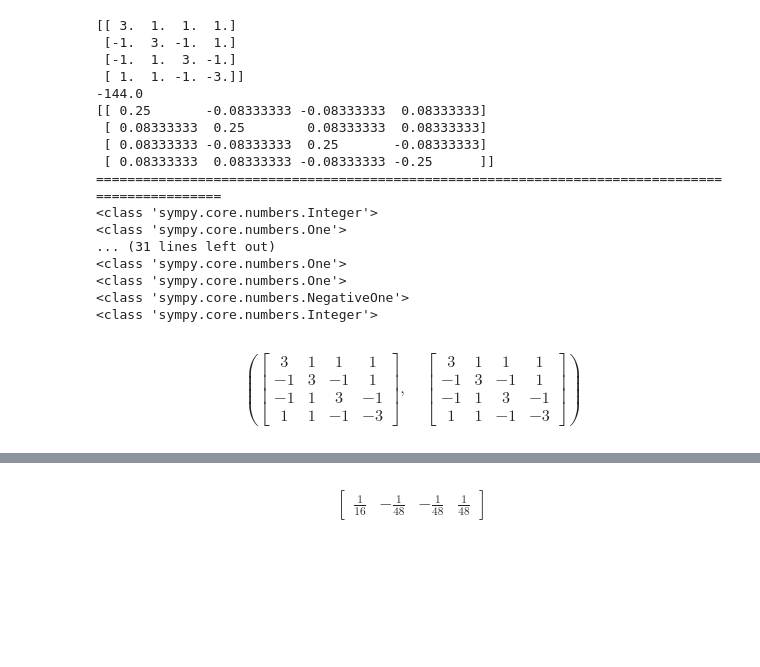
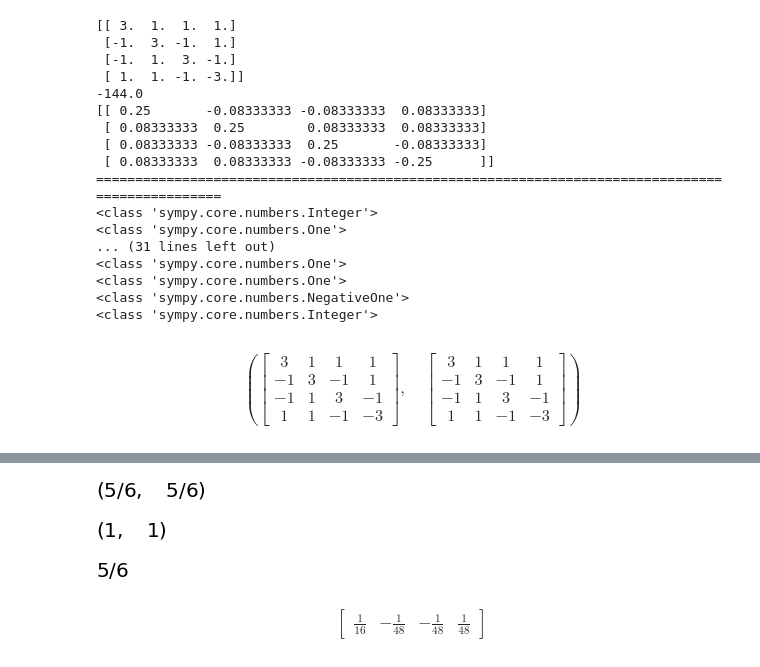
Before and after one commit to igorshvch/ProjectX, a Jupyter notebook: Jordan-Gauss.ipynb, the cells around one changed output, grey strips where cells are left out. Saved outputs shown, nothing was run; the diff lists cells and outputs as text; code cells hidden in the pictures; blank space fills up the shorter version.

Commit message:
Global tests of matrix algorithms

```diff
--- a/Jordan-Gauss.ipynb
+++ b/Jordan-Gauss.ipynb
@@ -30,3 +33,15 @@ e1, e2, e3, e4
  array([1., 3., 1., 1.]),
  array([ 1., -1.,  3., -1.]),
  array([ 1.,  1., -1., -3.]))
+# %%
+A = np.matrix((a1, a2, a3, a4)).T
+rows = A.shape[0]
+cols = A.shape[1]
+IA = np.matrix((a1, a2, a3, a4)).T
+for x in range(rows):
+    for y in range(cols):
+        elem = smp.S(int(A[x,y]))
+        print(type(elem))
+        IA[x,y] = elem
+Am = smp.Matrix(IA)
+Am
@@ -83,0 +120,3 @@ $$\left[\begin{matrix}\frac{1}{4} & - \frac{1}{12} & - \frac{1}{12} & \frac{1}{1
+# %%
+Pi = (Cm**-1)*Am
+Pi
@@ -83,0 +125,6 @@ $$\left[\begin{matrix}\frac{1}{4} & - \frac{1}{12} & - \frac{1}{12} & \frac{1}{1
+# %%
+pM = smp.Matrix([[-8], [-4], [2], [0]])
+qM = smp.Matrix([[-18], [-8], [3], [1]])
+pMb = Pi*(smp.S(1)/smp.sqrt(12))*pM
+qMb = Pi*(smp.S(1)/smp.sqrt(12))*qM
+pMb, qMb, Pi*pM, Pi*qM
@@ -84,3 +133,15 @@ $$\left[\begin{matrix}\frac{1}{4} & - \frac{1}{12} & - \frac{1}{12} & \frac{1}{1
+# %%
+pMb.dot(qMb), qMb.dot(pMb)
+# %% [output]
+[figure, added]
+# %%
+pMb.norm(), qMb.norm()
+# %% [output]
+[figure, added]
+# %%
+pMb.dot(qMb)/pMb.norm()*qMb.norm()
+# %% [output]
+[figure, added]
 # %%
 Cm2 = Cm**-1
 Cm2[0,:]*(smp.S(1)/4)
```
Also changed, not shown: parts of 69 cells of this notebook, 1 other file.
